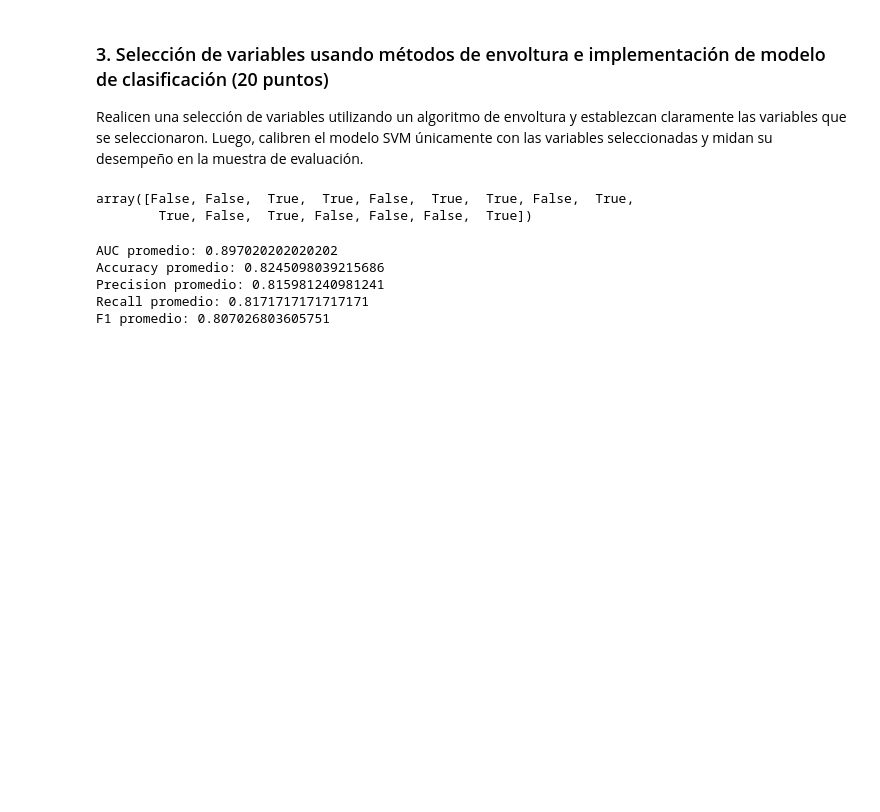
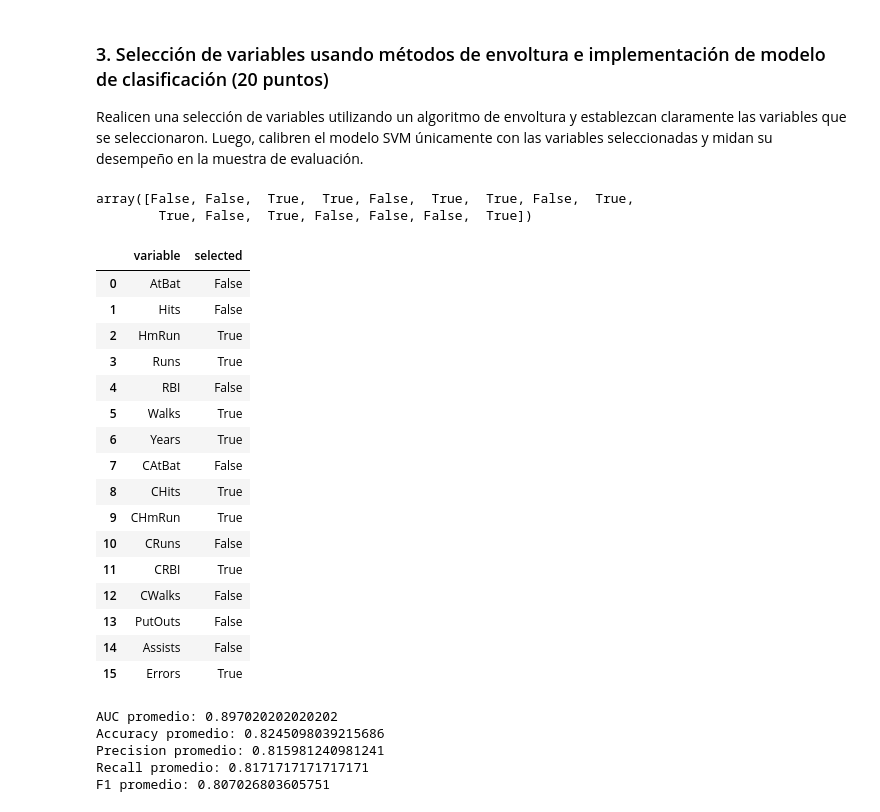
Before and after one commit to Marcocruz88/Caso-SVM--Kernels--seleccion, a Jupyter notebook: Caso implementación de metodologías de máquinas de soporte vectorial, el uso de kernels y selección de variables.ipynb, the cells around one changed output. Drawn from its saved outputs; the diff is of its cells as text; code cells hidden in the pictures; blank space fills up the shorter version.

```diff
--- a/Caso implementación de metodologías de máquinas de soporte vectorial, el uso de kernels y selección de variables.ipynb
+++ b/Caso implementación de metodologías de máquinas de soporte vectorial, el uso de kernels y selección de variables.ipynb
@@ -213,15 +218,32 @@ selector.support_  #Conjunto de variables seleccionadas
 array([False, False,  True,  True, False,  True,  True, False,  True,
         True, False,  True, False, False, False,  True])
 # %%
-result = pd.DataFrame({
+Seleccionadas = pd.DataFrame({
     "variable": XTrain.columns,
     "selected": selector.support_
 })
 selected_features = XTrain.columns[selector.support_]
-selected_features
-result
 XTrain_sel = XTrain[selected_features]
 XTest_sel = XTest[selected_features]
+Seleccionadas
+# %% [output]
+|  | variable | selected |
+| 0 | AtBat | False |
+| 1 | Hits | False |
+| 2 | HmRun | True |
+| 3 | Runs | True |
+| 4 | RBI | False |
+| 5 | Walks | True |
+| 6 | Years | True |
+| 7 | CAtBat | False |
+| 8 | CHits | True |
+| 9 | CHmRun | True |
+| 10 | CRuns | False |
+| 11 | CRBI | True |
+| 12 | CWalks | False |
+| 13 | PutOuts | False |
+| 14 | Assists | False |
+| 15 | Errors | True |
 # %%
 kf = KFold(n_splits=10)
 
```
Also changed, not shown: parts of 9 cells of this notebook.
